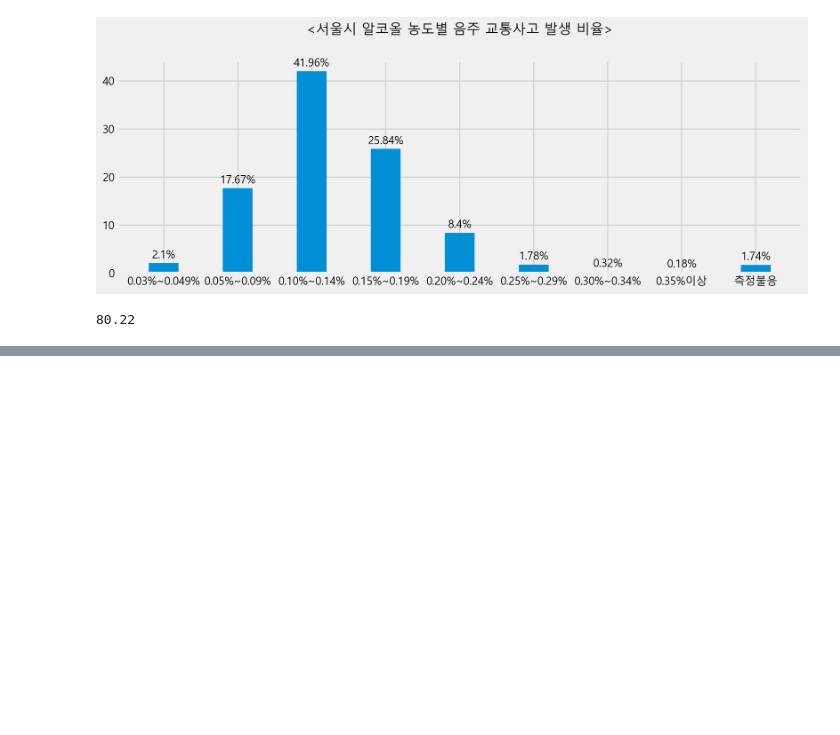
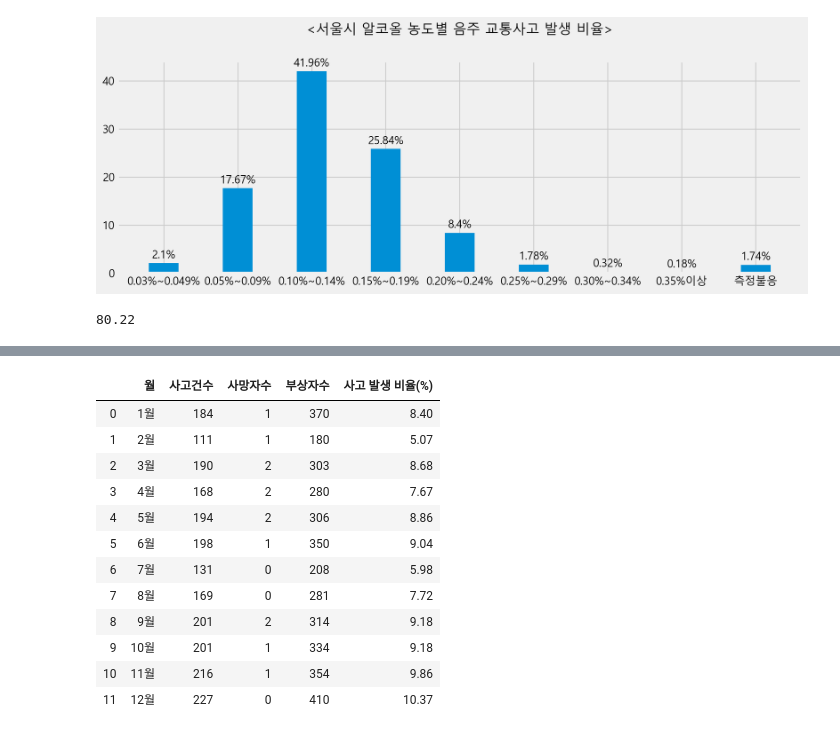
Before and after one commit to jeonprize/Accident, a Jupyter notebook: acl_accident.ipynb, the cells around one changed output, grey strips where cells are left out. Saved outputs shown, nothing was run; the diff lists cells and outputs as text; code cells hidden in the pictures; blank space fills up the shorter version.

```diff
--- a/acl_accident.ipynb
+++ b/acl_accident.ipynb
@@ -415,0 +433,19 @@ acl_df["사고 발생 비율(%)"][2:].sum()
+# %%
+mon_df["사고 발생 비율(%)"]= mon_df["사고건수"]/2190
+mon_df["사고 발생 비율(%)"] = mon_df["사고 발생 비율(%)"] * 100
+mon_df["사고 발생 비율(%)"] = mon_df["사고 발생 비율(%)"].round(2)
+mon_df
+# %% [output]
+|  | 월 | 사고건수 | 사망자수 | 부상자수 | 사고 발생 비율(%) |
+| 0 | 1월 | 184 | 1 | 370 | 8.40 |
+| 1 | 2월 | 111 | 1 | 180 | 5.07 |
+| 2 | 3월 | 190 | 2 | 303 | 8.68 |
+| 3 | 4월 | 168 | 2 | 280 | 7.67 |
+| 4 | 5월 | 194 | 2 | 306 | 8.86 |
+| 5 | 6월 | 198 | 1 | 350 | 9.04 |
+| 6 | 7월 | 131 | 0 | 208 | 5.98 |
+| 7 | 8월 | 169 | 0 | 281 | 7.72 |
+| 8 | 9월 | 201 | 2 | 314 | 9.18 |
+| 9 | 10월 | 201 | 1 | 334 | 9.18 |
+| 10 | 11월 | 216 | 1 | 354 | 9.86 |
+| 11 | 12월 | 227 | 0 | 410 | 10.37 |
```
Also changed, not shown: parts of 3 cells of this notebook.
